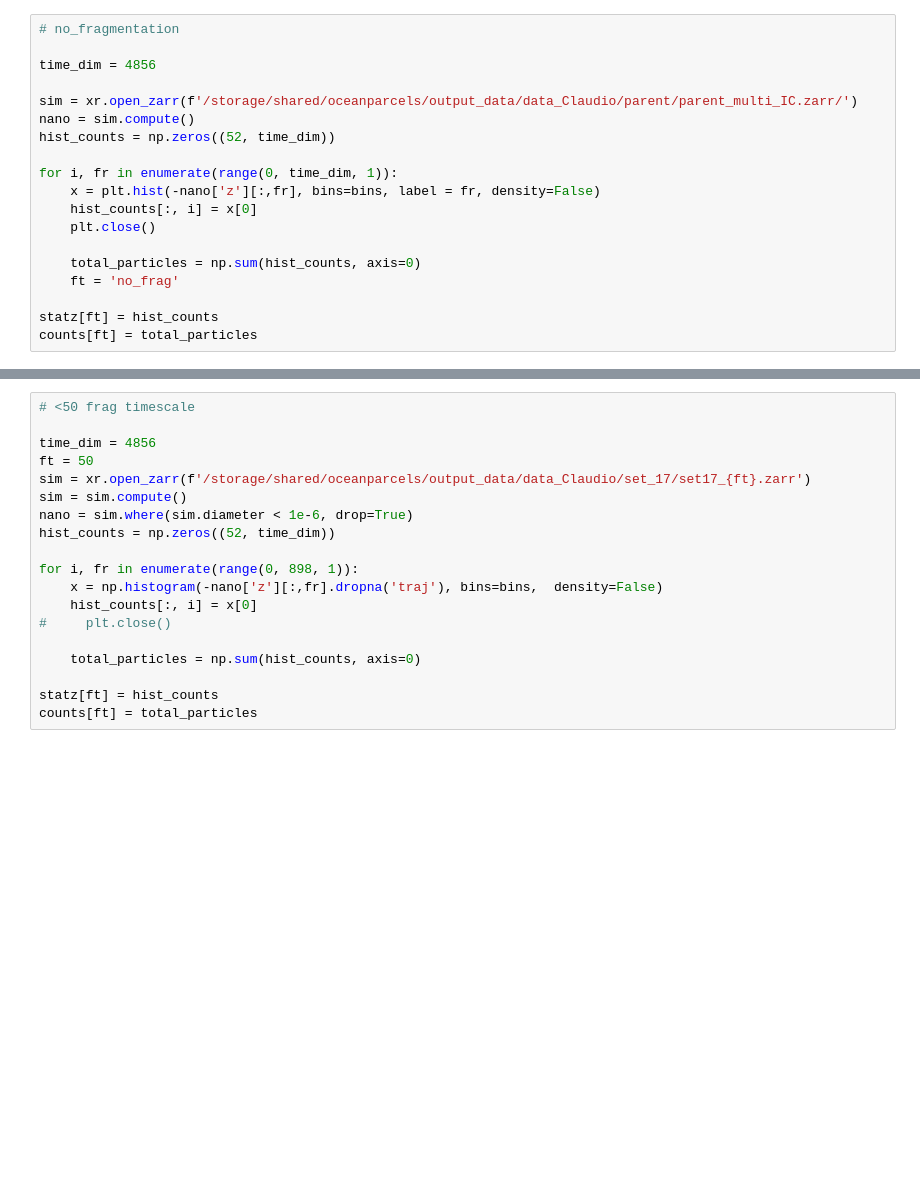
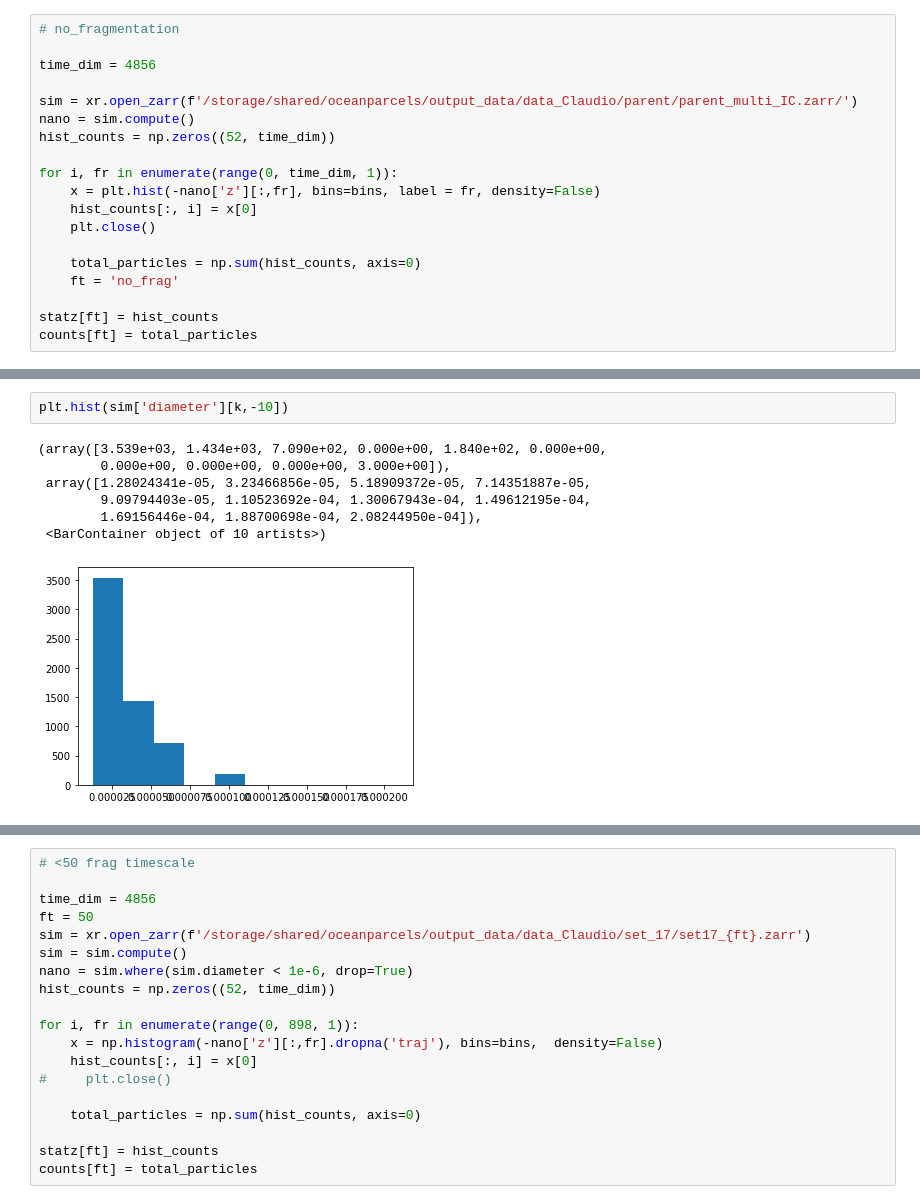
Before and after one commit to OceanParcels/Backtracking_Abyssal_Nanoplastics, a Jupyter notebook: notebooks/zarr_outputs.ipynb, the cells around one changed output, grey strips where cells are left out. Cells and saved outputs as stored; diff of their text form; blank space fills up the shorter version.

```diff
--- a/notebooks/zarr_outputs.ipynb
+++ b/notebooks/zarr_outputs.ipynb
@@ -320,0 +400,10 @@ np.histogram()
+# %%
+plt.hist(sim['diameter'][k,-10])
+# %% [output]
+(array([3.539e+03, 1.434e+03, 7.090e+02, 0.000e+00, 1.840e+02, 0.000e+00,
+        0.000e+00, 0.000e+00, 0.000e+00, 3.000e+00]),
+ array([1.28024341e-05, 3.23466856e-05, 5.18909372e-05, 7.14351887e-05,
+        9.09794403e-05, 1.10523692e-04, 1.30067943e-04, 1.49612195e-04,
+        1.69156446e-04, 1.88700698e-04, 2.08244950e-04]),
+ <BarContainer object of 10 artists>)
+[figure, added]
```
Also changed, not shown: parts of 28 cells of this notebook, 1 other file.
